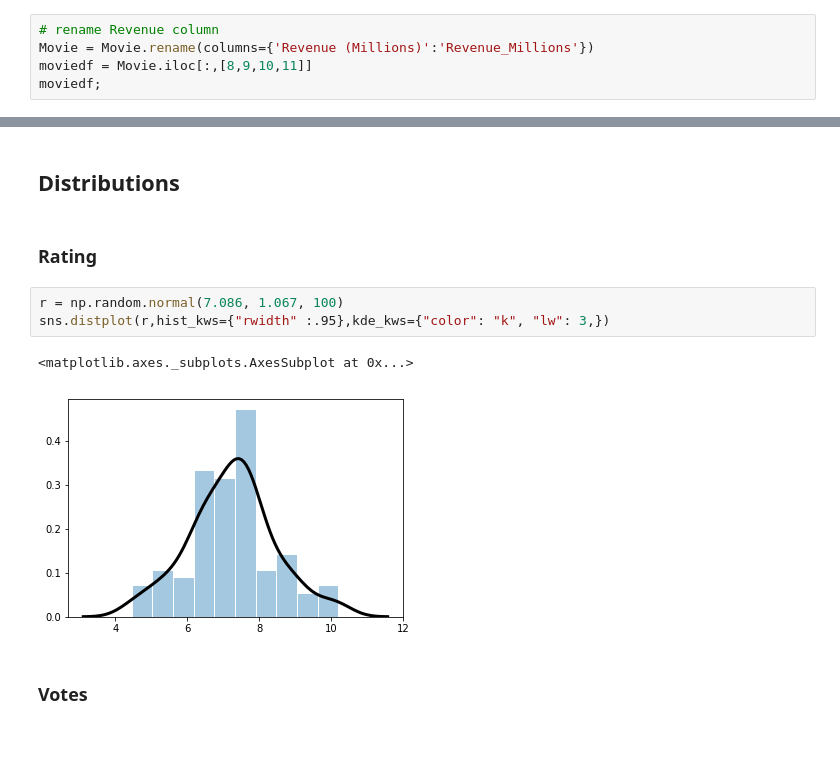
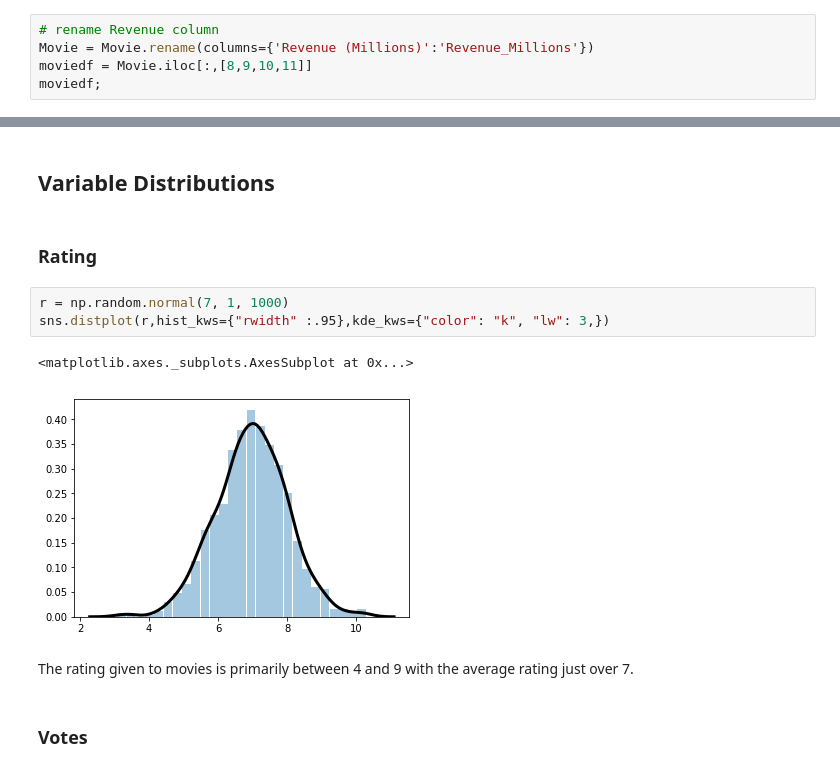
Before and after one commit to donalcarr/DC_Real-World-Simulation, a Jupyter notebook: Project 2018 - Simulation Movies.ipynb, the cells around one changed output, grey strips where cells are left out. Saved outputs shown, nothing was run; the diff lists cells and outputs as text; blank space fills up the shorter version.

```diff
--- a/Project 2018 - Simulation Movies.ipynb
+++ b/Project 2018 - Simulation Movies.ipynb
@@ -109,12 +110,14 @@ sns.heatmap(moviedf.corr(), annot=True, fmt=".2f")
 # %% [markdown]
-## Distributions
+## Variable Distributions
 # %% [markdown]
 ### Rating
 # %%
-r = np.random.normal(7.086, 1.067, 100)
+r = np.random.normal(7, 1, 1000)
 sns.distplot(r,hist_kws={"rwidth" :.95},kde_kws={"color": "k", "lw": 3,})
 # %% [output]
 <matplotlib.axes._subplots.AxesSubplot at 0x...>
-[figure, old version]
+[figure, new version]
+# %% [markdown]
+The rating given to movies is primarily between 4 and 9 with the average rating just over 7.
 # %% [markdown]
 ### Votes
```
Also changed, not shown: parts of 18 cells of this notebook.
